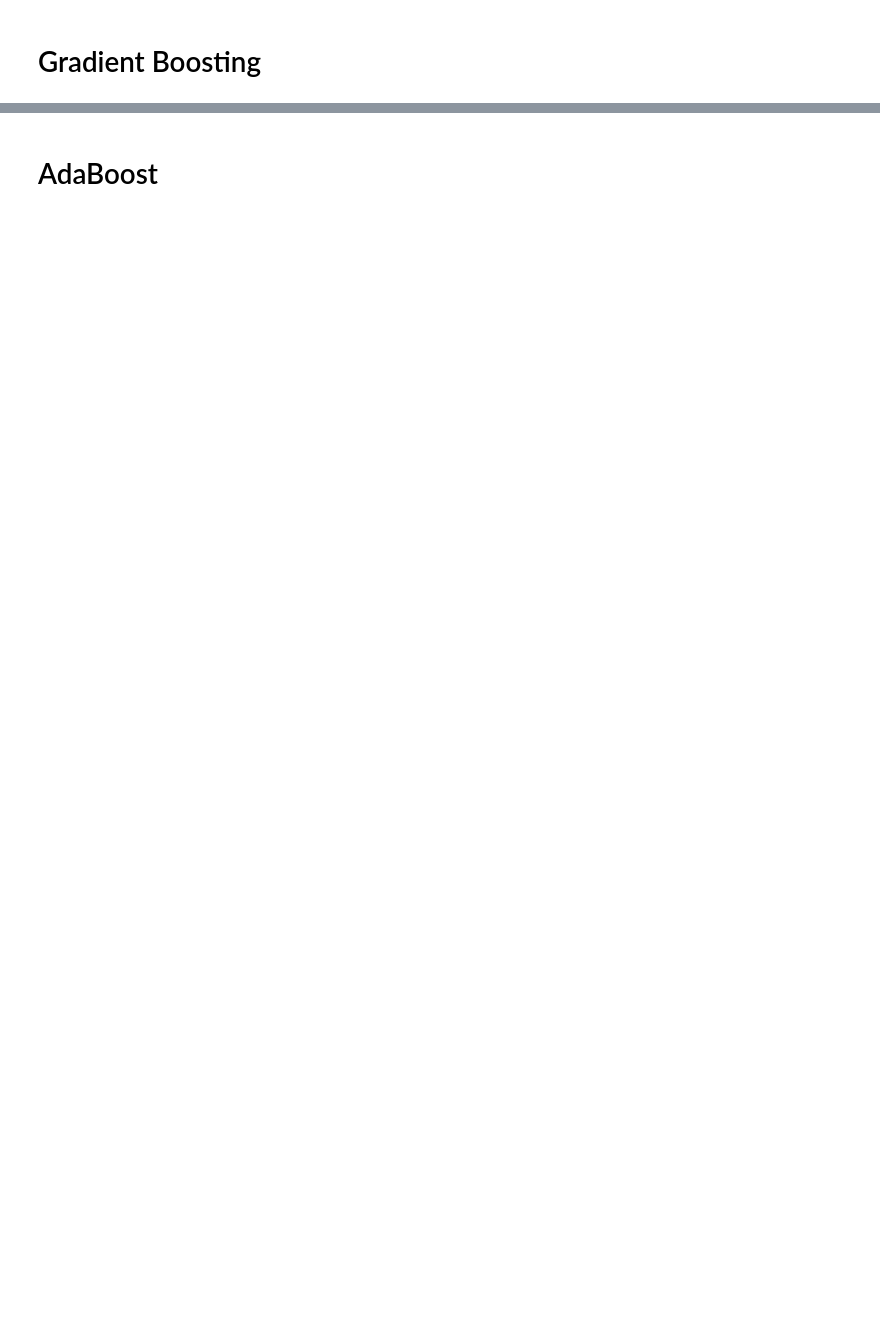
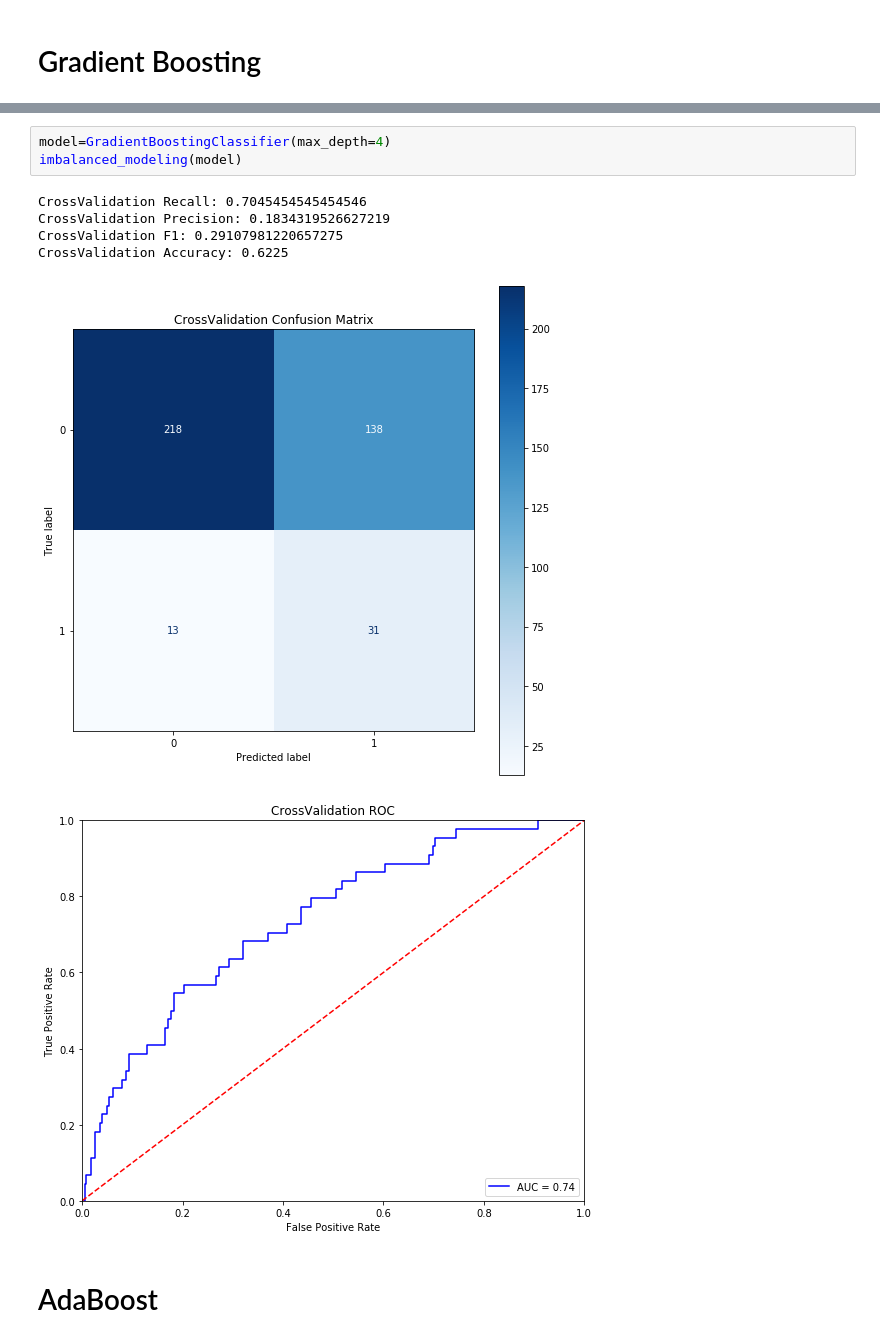
Before and after one commit to Joe-Bit-lab/Explainable_Credit_Risk_Models, a Jupyter notebook: Modeling.ipynb, the cells around one changed output, grey strips where cells are left out. Saved outputs shown, nothing was run; the diff lists cells and outputs as text; blank space fills up the shorter version.

```diff
--- a/Modeling.ipynb
+++ b/Modeling.ipynb
@@ -305,2 +173,12 @@ Cell Runtime: 11.828518152236938
+# %%
+model=GradientBoostingClassifier(max_depth=4)
+imbalanced_modeling(model)
+# %% [output]
+CrossValidation Recall: 0.7045454545454546
+CrossValidation Precision: 0.1834319526627219
+CrossValidation F1: 0.29107981220657275
+CrossValidation Accuracy: 0.6225
+[figure, added]
+[figure, added]
 # %% [markdown]
 # AdaBoost
```
Also changed, not shown: parts of 25 cells of this notebook, 3 other files.
